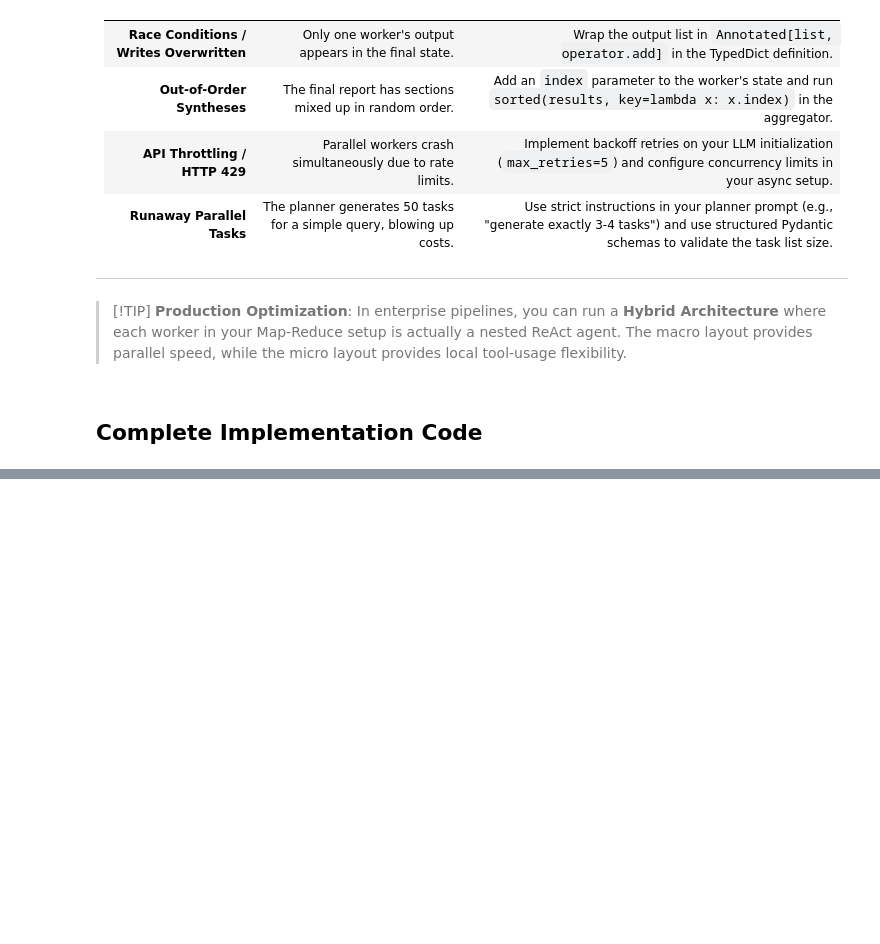
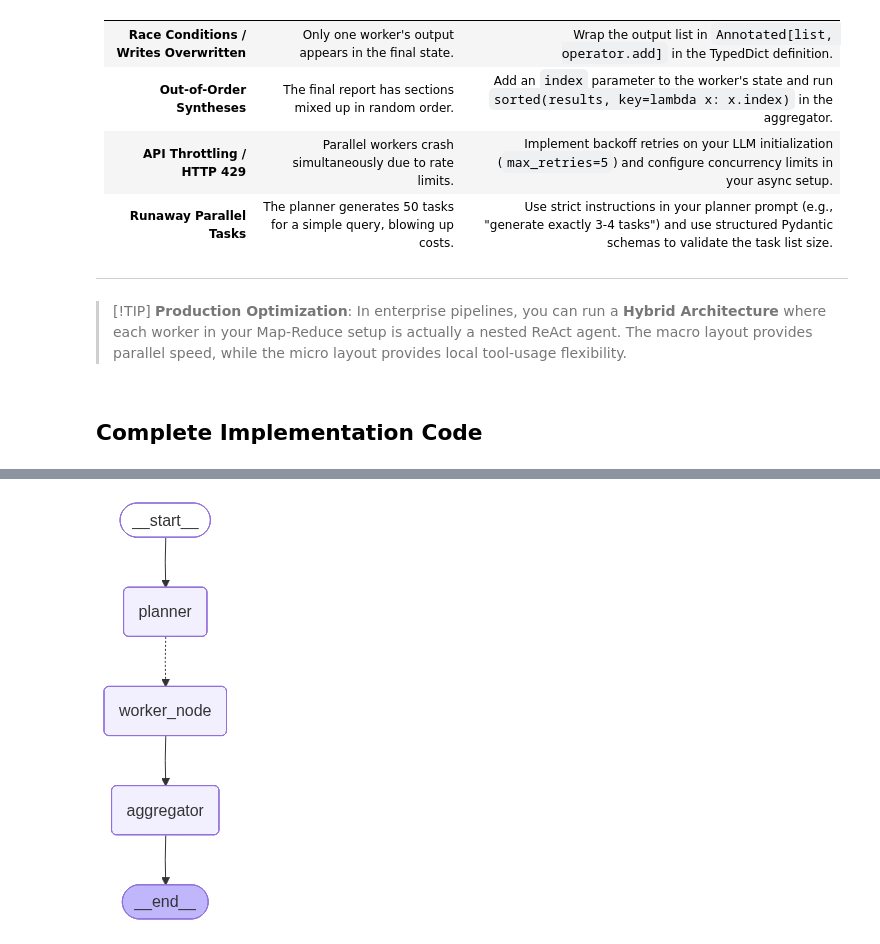
Before and after one commit to Asim-Shah-web/Agentic-Design-Patterns, a Jupyter notebook: Pattern#08 Parallel Map-Reduce Multi-Agent-System/Parallel_Map_Reduce MAS.ipynb, the cells around one changed output, grey strips where cells are left out. Drawn from its saved outputs; the diff is of its cells as text; code cells hidden in the pictures; blank space fills up the shorter version.

Commit message:
map reduce updated

```diff
--- a/Pattern#08 Parallel Map-Reduce Multi-Agent-System/Parallel_Map_Reduce MAS.ipynb
+++ b/Pattern#08 Parallel Map-Reduce Multi-Agent-System/Parallel_Map_Reduce MAS.ipynb
@@ -579,0 +481,28 @@ if __name__ == "__main__":
+# %%
+
+# ==============================================================================
+# Step 7: Build and Compile the Graph
+# ==============================================================================
+
+builder = StateGraph(MapReduceState)
+
+# Add Nodes
+builder.add_node("planner", planner_node)
+builder.add_node("worker_node", worker_node)
+builder.add_node("aggregator", aggregator_node)
+
+# Add Edges
+builder.add_edge(START, "planner")
+
+# Map Phase: planner calls map_to_workers, which fires multiple worker_node instances via Send API
+builder.add_conditional_edges("planner", map_to_workers, ["worker_node"])
+
+# Reduce Phase: Once all worker_node instances finish, execution flows to aggregator
+builder.add_edge("worker_node", "aggregator")
+builder.add_edge("aggregator", END)
+
+# Compile
+workflow = builder.compile()
+workflow
+# %% [output]
+[figure, added]
```
Also changed, not shown: parts of 9 cells of this notebook, 1 other file.
